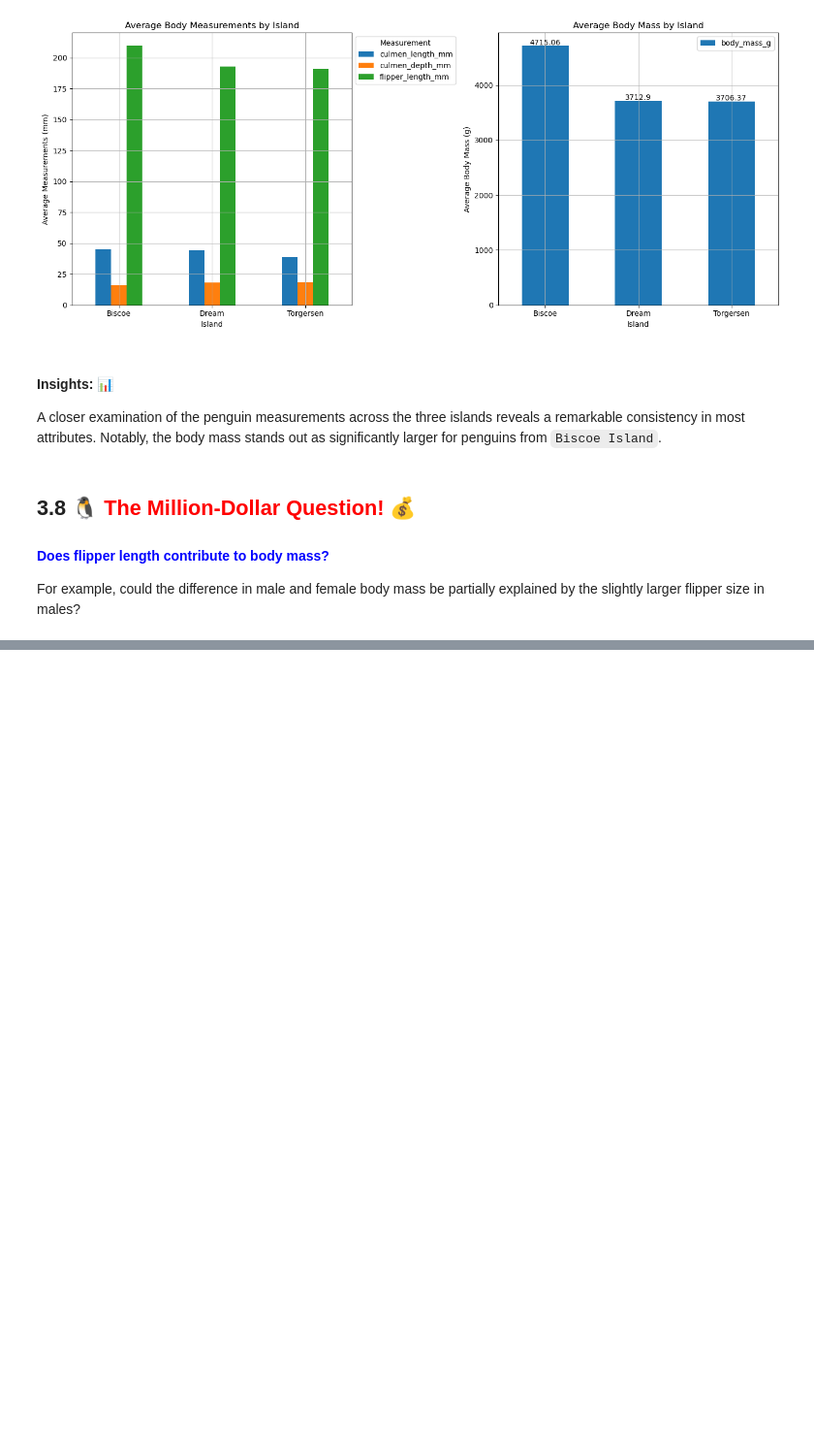
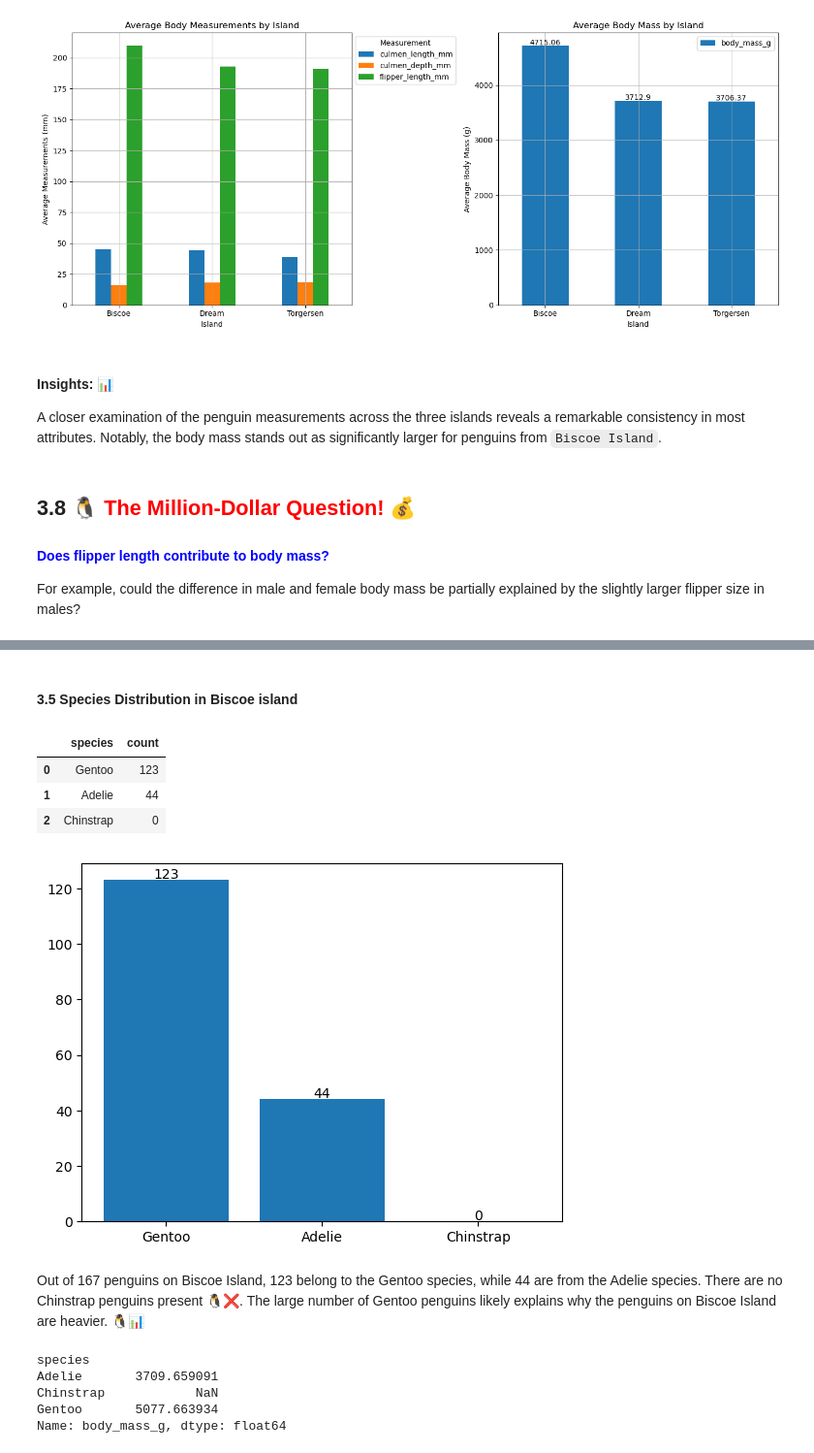
Before and after one commit to xahid007/Penguin-Species-Classification, a Jupyter notebook: Notebooks/01_EDA.ipynb, the cells around one changed output, grey strips where cells are left out. Shown: that part at 97% size. Cells and saved outputs as stored; diff of their text form; code cells hidden in the pictures; blank space fills up the shorter version.

```diff
--- a/Notebooks/01_EDA.ipynb
+++ b/Notebooks/01_EDA.ipynb
@@ -290,0 +423,23 @@ For example, could the difference in male and female body mass be partially expl
+# %% [markdown]
+#### 3.5 Species Distribution in Biscoe island
+# %%
+biscoe_species_cout = df[df['island'] == 'Biscoe']['species'].value_counts().reset_index()
+plt.bar(x  = biscoe_species_cout['species'], height = biscoe_species_cout['count'])
+annotate_bars()
+biscoe_species_cout
+# %% [output]
+|  | species | count |
+| 0 | Gentoo | 123 |
+| 1 | Adelie | 44 |
+| 2 | Chinstrap | 0 |
+[figure, added]
+# %% [markdown]
+Out of 167 penguins on Biscoe Island, 123 belong to the Gentoo species, while 44 are from the Adelie species. There are no Chinstrap penguins present 🐧❌. The large number of Gentoo penguins likely explains why the penguins on Biscoe Island are heavier. 🐧📊
+# %%
+df[df['island'] == 'Biscoe'].groupby('species')['body_mass_g'].mean()
+# %% [output]
+species
+Adelie       3709.659091
+Chinstrap            NaN
+Gentoo       5077.663934
+Name: body_mass_g, dtype: float64
```
Also changed, not shown: parts of 21 cells of this notebook.
